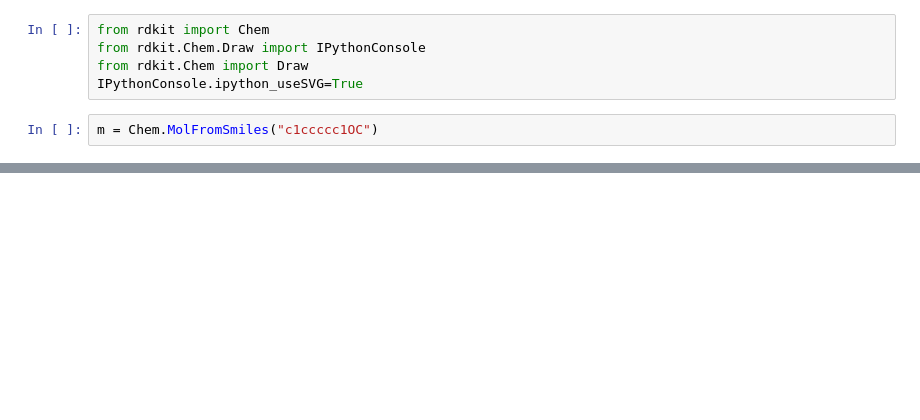
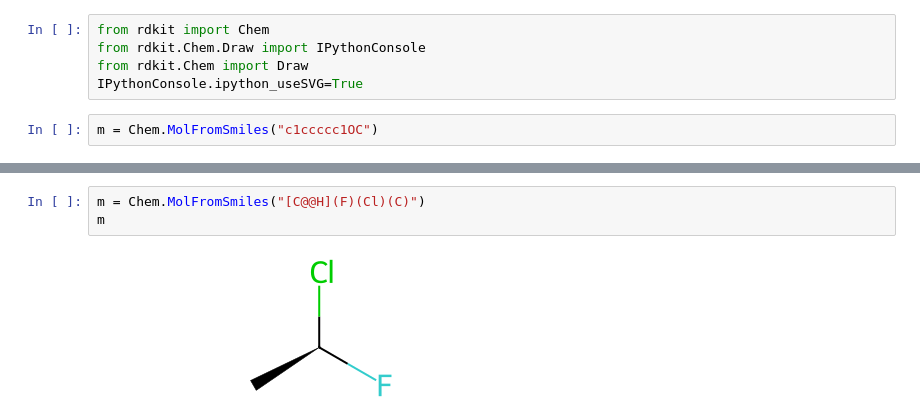
Before and after one commit to verawentzel/bep, a Jupyter notebook: analysis.ipynb, the cells around one changed output, grey strips where cells are left out. Saved outputs shown, nothing was run; the diff lists cells and outputs as text; blank space fills up the shorter version.

```diff
--- a/analysis.ipynb
+++ b/analysis.ipynb
@@ -11,0 +82,5 @@ m
+# %%
+m = Chem.MolFromSmiles("[C@@H](F)(Cl)(C)")
+m
+# %% [output]
+[figure, added]
```
Also changed, not shown: parts of 88 cells of this notebook.
